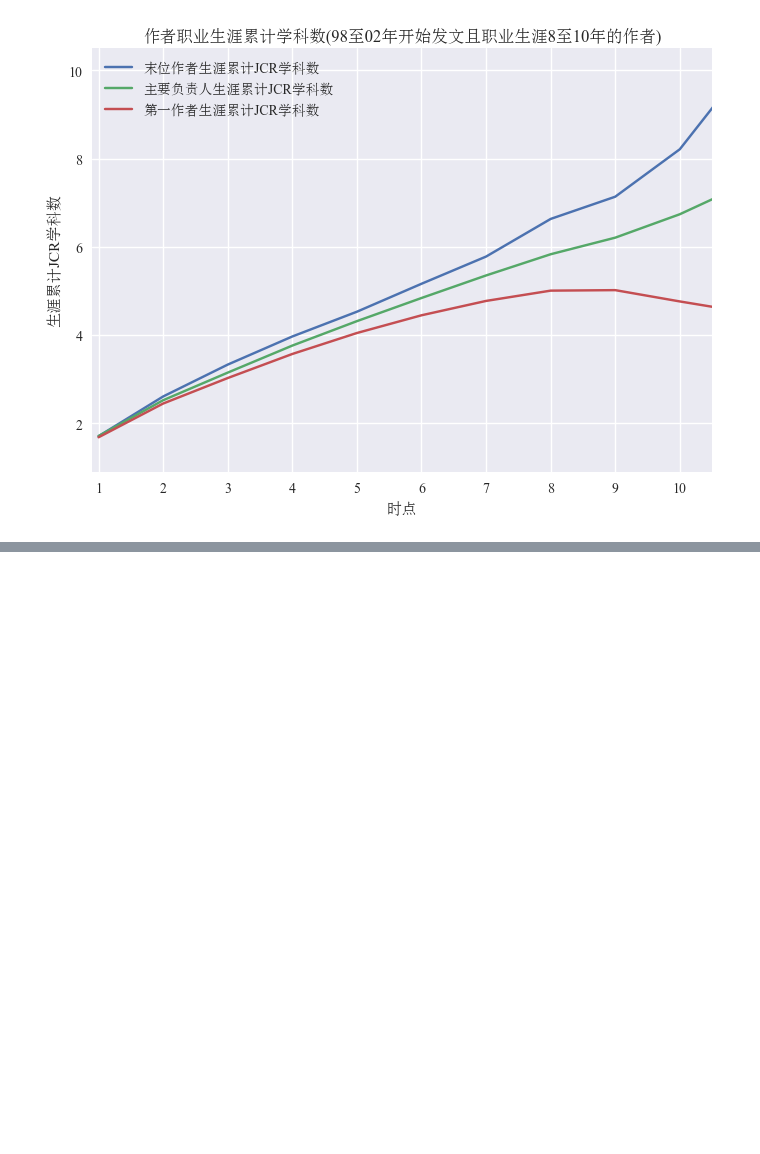
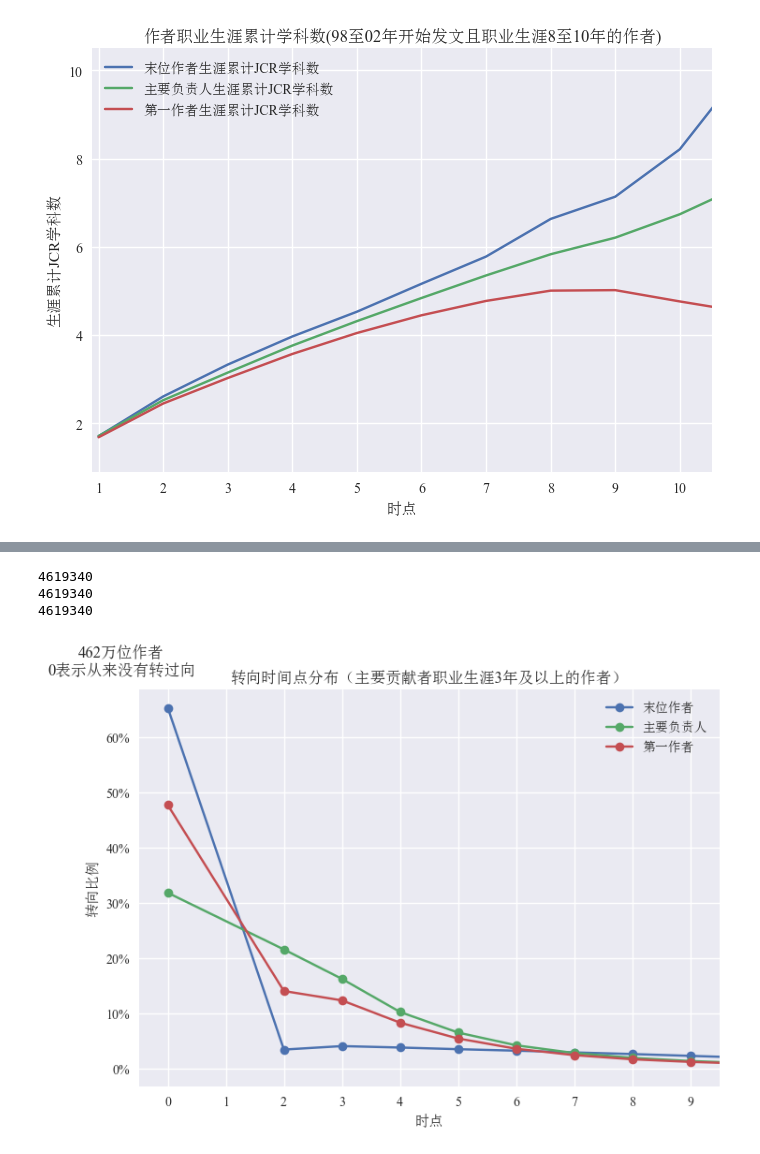
Before and after one commit to jiaweixu98/CrossBoundaryPerspective_InterdisciplinaryResearch, a Jupyter notebook: turningpoint/easyDraw.ipynb, the cells around one changed output, grey strips where cells are left out. Saved outputs shown, nothing was run; the diff lists cells and outputs as text; code cells hidden in the pictures; blank space fills up the shorter version.

```diff
--- a/turningpoint/easyDraw.ipynb
+++ b/turningpoint/easyDraw.ipynb
@@ -324,0 +356,37 @@ plt.show()
+# %%
+KeyBreakthroughCounterAll3=pk.load(open('../../DataCrossBoundaryPerspective_InterdisciplinaryResearch/KeyBreakthroughCounterAll3.pk', 'rb'))
+FirstBreakthroughCounterAll3=pk.load(open('../../DataCrossBoundaryPerspective_InterdisciplinaryResearch/FirstBreakthroughCounterAll3.pk', 'rb'))
+LastBreakthroughCounterAll3=pk.load(open('../../DataCrossBoundaryPerspective_InterdisciplinaryResearch/LastBreakthroughCounterAll3.pk', 'rb'))
+
+
+years1 , KeyNum = zip(*sorted(KeyBreakthroughCounterAll3.items()))
+years2 , FirstNum = zip(*sorted(FirstBreakthroughCounterAll3.items()))
+years3 , LastNum = zip(*sorted(LastBreakthroughCounterAll3.items()))
+print(sum(KeyNum))
+print(sum(FirstNum))
+print(sum(LastNum))
+
+fig, ax = plt.subplots()
+ax.plot(years3,np.array(LastNum)/4619340, label='末位作者', marker='.', markersize=14)
+ax.plot(years1,np.array(KeyNum)/4619340, label='主要负责人', marker='.', markersize=14)
+ax.plot(years2,np.array(FirstNum)/4619340, label='第一作者', marker='.', markersize=14)
+ax.set(xlabel='时点', ylabel='转向比例',
+       title='转向时间点分布（主要贡献者职业生涯3年及以上的作者）')
+ax.yaxis.set_major_formatter(mtick.PercentFormatter(xmax=1.0, decimals=0))
+# plt.ticklabel_format(style='plain')
+
+plt.text(-0.03,1.07,'462万位作者\n0表示从来没有转过向',
+horizontalalignment='center',verticalalignment='center',
+transform=ax.transAxes)
+ax.set_xlim(-0.5, 9.5)
+# ax.set_ylim(0, 0.3)
+ax.set_xticks([i for i in range(0,10,1)])
+# ax.set_yticks(np.array([i for i in range(125,410,25)])/100)
+ax.legend()
+fig.savefig("转向时间点分布（主要贡献者职业生涯3年及以上的作者）.png",dpi=300)
+plt.show()
+# %% [output]
+4619340
+4619340
+4619340
+[figure, added]
```
Also changed, not shown: parts of 2 cells of this notebook, 6 other files.
